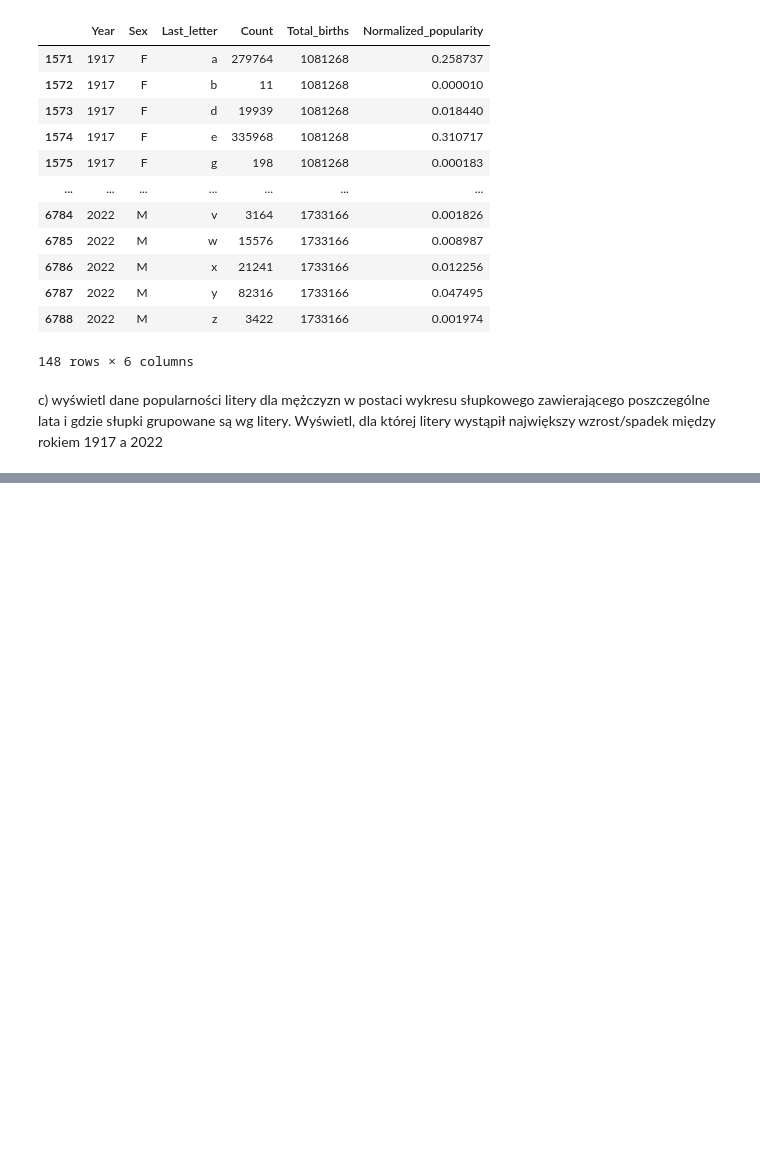
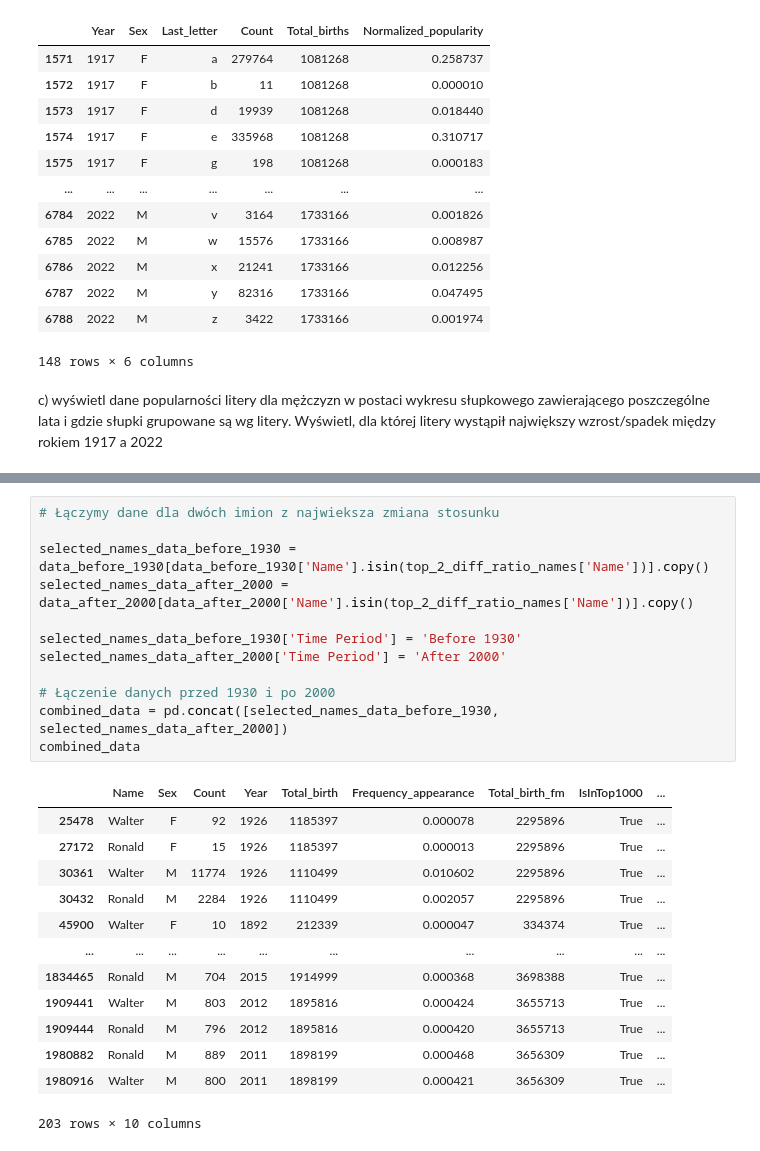
Before and after one commit to AgniechaP/EAD_project_1, a Jupyter notebook: Projekt.ipynb, the cells around one changed output, grey strips where cells are left out. Cells and saved outputs as stored; diff of their text form; blank space fills up the shorter version.

```diff
--- a/Projekt.ipynb
+++ b/Projekt.ipynb
@@ -365,0 +425,26 @@ plt.show()
+# %%
+# Łączymy dane dla dwóch imion z najwieksza zmiana stosunku
+
+selected_names_data_before_1930 = data_before_1930[data_before_1930['Name'].isin(top_2_diff_ratio_names['Name'])].copy()
+selected_names_data_after_2000 = data_after_2000[data_after_2000['Name'].isin(top_2_diff_ratio_names['Name'])].copy()
+
+selected_names_data_before_1930['Time Period'] = 'Before 1930'
+selected_names_data_after_2000['Time Period'] = 'After 2000'
+
+# Łączenie danych przed 1930 i po 2000
+combined_data = pd.concat([selected_names_data_before_1930, selected_names_data_after_2000])
+combined_data
+# %% [output]
+|  | Name | Sex | Count | Year | Total_birth | Frequency_appearance | Total_birth_fm | IsInTop1000 | ... |
+| 25478 | Walter | F | 92 | 1926 | 1185397 | 0.000078 | 2295896 | True | ... |
+| 27172 | Ronald | F | 15 | 1926 | 1185397 | 0.000013 | 2295896 | True | ... |
+| 30361 | Walter | M | 11774 | 1926 | 1110499 | 0.010602 | 2295896 | True | ... |
+| 30432 | Ronald | M | 2284 | 1926 | 1110499 | 0.002057 | 2295896 | True | ... |
+| 45900 | Walter | F | 10 | 1892 | 212339 | 0.000047 | 334374 | True | ... |
+| ... | ... | ... | ... | ... | ... | ... | ... | ... | ... |
+| 1834465 | Ronald | M | 704 | 2015 | 1914999 | 0.000368 | 3698388 | True | ... |
+| 1909441 | Walter | M | 803 | 2012 | 1895816 | 0.000424 | 3655713 | True | ... |
+| 1909444 | Ronald | M | 796 | 2012 | 1895816 | 0.000420 | 3655713 | True | ... |
+| 1980882 | Ronald | M | 889 | 2011 | 1898199 | 0.000468 | 3656309 | True | ... |
+| 1980916 | Walter | M | 800 | 2011 | 1898199 | 0.000421 | 3656309 | True | ... |
+203 rows × 10 columns
```
Also changed, not shown: parts of 7 cells of this notebook, 1 other file.
